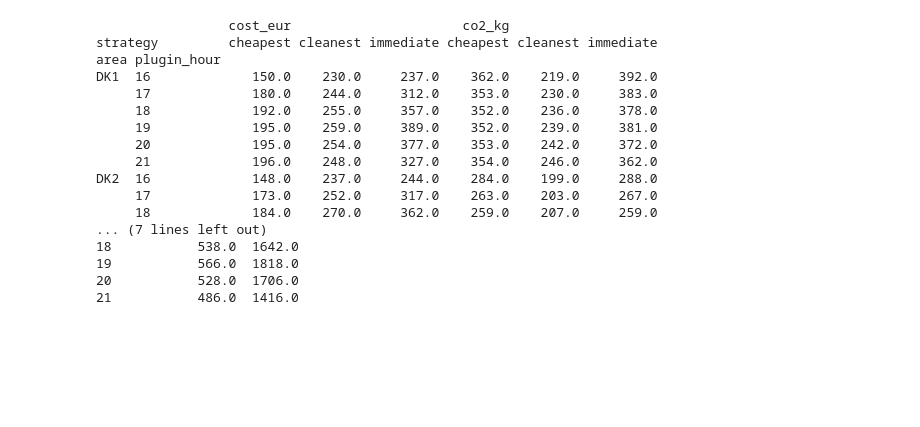
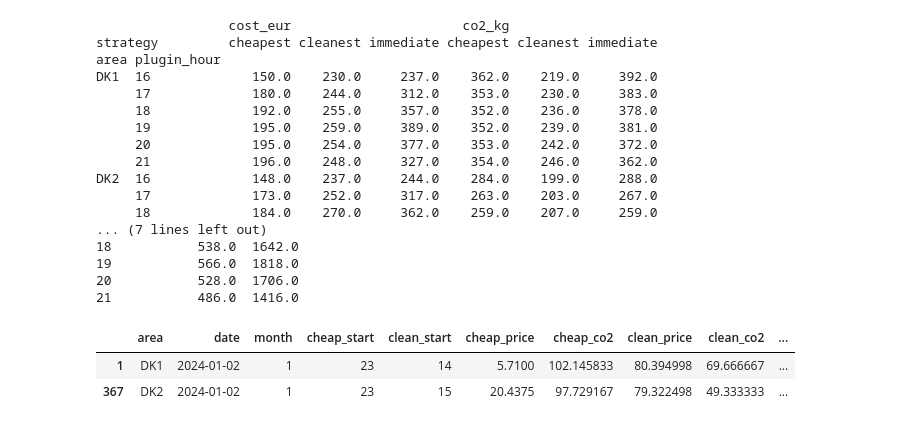
Before and after one commit to MatPicca/Denmark_Clean_vs_Cheap_el, a Jupyter notebook: 03_felxibility.ipynb, the cells around one changed output. Saved outputs shown, nothing was run; the diff lists cells and outputs as text; code cells hidden in the pictures; blank space fills up the shorter version.

```diff
--- a/03_felxibility.ipynb
+++ b/03_felxibility.ipynb
@@ -279,6 +279,12 @@ DK2  16             148.0    237.0     244.0    284.0    199.0     288.0
 19           566.0  1818.0
 20           528.0  1706.0
 21           486.0  1416.0
+# %%
+windows[windows["date"].astype(str) == "2024-01-02"]
+# %% [output]
+|  | area | date | month | cheap_start | clean_start | cheap_price | cheap_co2 | clean_price | clean_co2 | ... |
+| 1 | DK1 | 2024-01-02 | 1 | 23 | 14 | 5.7100 | 102.145833 | 80.394998 | 69.666667 | ... |
+| 367 | DK2 | 2024-01-02 | 1 | 23 | 15 | 20.4375 | 97.729167 | 79.322498 | 49.333333 | ... |
 # %% [markdown]
 # Flexibility: does chasing cheap hours also mean clean hours?
 
```
Also changed, not shown: parts of 5 cells of this notebook, 4 other files.
